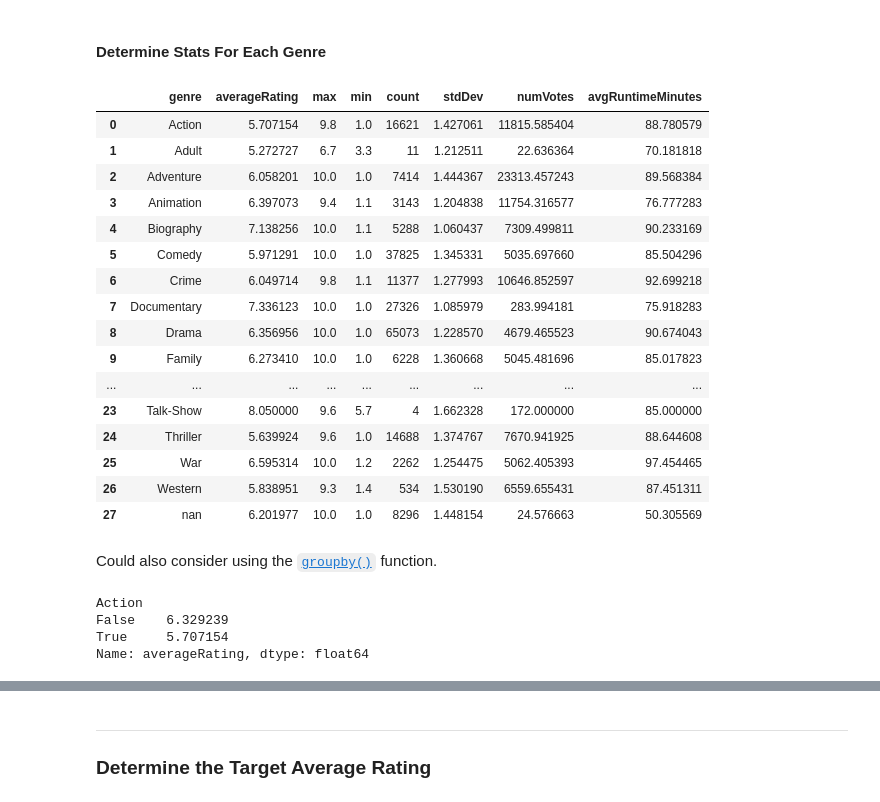
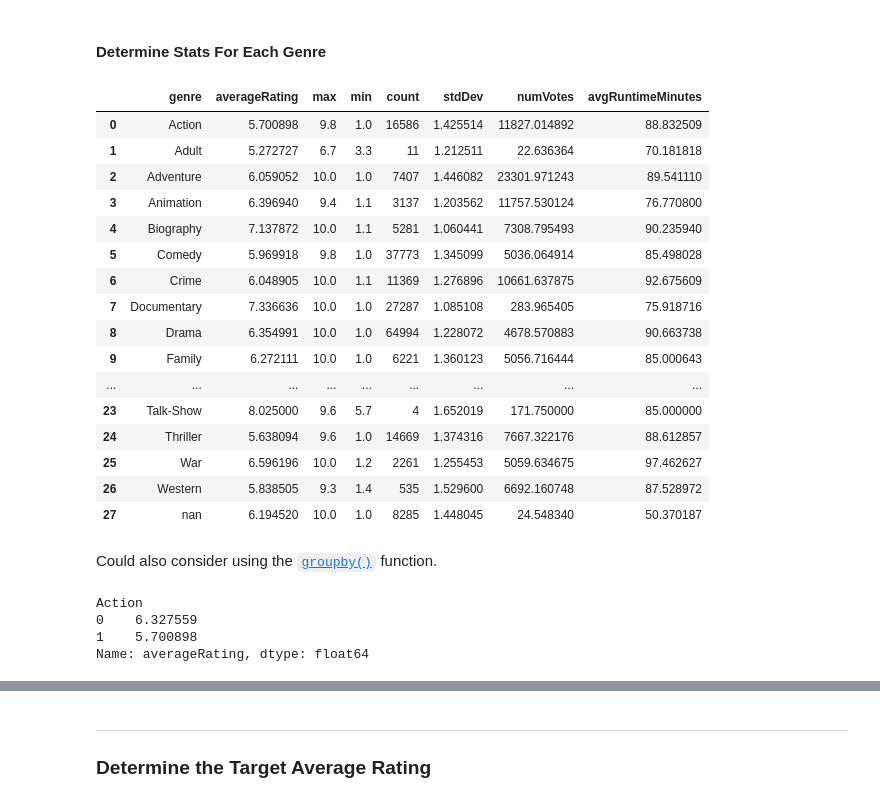
Before and after one commit to dniedermier-cscc/Scrum-Lords-Capstone-2018, a Jupyter notebook: IMDB/Working Notebooks/IMDB_Capstone_CS.ipynb, the cells around one changed output, grey strips where cells are left out. Cells and saved outputs as stored; diff of their text form; code cells hidden in the pictures.

Commit message:
Fixed Genres to be 0/1

```diff
--- a/IMDB/Working Notebooks/IMDB_Capstone_CS.ipynb
+++ b/IMDB/Working Notebooks/IMDB_Capstone_CS.ipynb
@@ -583,7 +603,7 @@ array(['False'], dtype=object)
 **Decision Needed:** Could keep or remove the `nan` column from the resulting genre list. If kept, it would need to be updated to be `True` for everywhere there is a `''` value in the `genres` column.
 # %%
 # source: https://stackoverflow.com/a/19226617
-movie_data_expanded.loc[movie_data_expanded.genres == '', 'nan'] = 'True'
+movie_data_expanded.loc[movie_data_expanded.genres == '', 'nan'] = 1
 # %%
 # double check the same number of null values exist as before
 movie_data_expanded[movie_data_expanded.genres == ''].genres.value_counts()
@@ -615,43 +635,43 @@ genre_avg = pd.DataFrame(columns = ['genre', 'averageRating', 'max', 'min', 'cou
 # %%
 def calc_genre_avgs(list_genres):
     '''Populate an empty dataframe with calculated values for all genres in the dataset'''
     for index, val in enumerate(list_genres):
         # mask all data for the current genre
-        genreData_temp = movie_data_expanded[movie_data_expanded[list_genres[index]] == 'True']
+        genreData_temp = movie_data_expanded[movie_data_expanded[list_genres[index]] == 1]
 
         genre_avg.loc[index] = [list_genres[index], genreData_temp.averageRating.mean(), genreData_temp.averageRating.max(),
                                 genreData_temp.averageRating.min(), genreData_temp.averageRating.count(),
                                 genreData_temp.averageRating.std(ddof=1), genreData_temp.numVotes.mean(),
                                 genreData_temp.runtimeMinutes.mean()]
 
 calc_genre_avgs(genres_list)
 genre_avg
 # %% [output]
 |  | genre | averageRating | max | min | count | stdDev | numVotes | avgRuntimeMinutes |
-| 0 | Action | 5.707154 | 9.8 | 1.0 | 16621 | 1.427061 | 11815.585404 | 88.780579 |
+| 0 | Action | 5.700898 | 9.8 | 1.0 | 16586 | 1.425514 | 11827.014892 | 88.832509 |
 | 1 | Adult | 5.272727 | 6.7 | 3.3 | 11 | 1.212511 | 22.636364 | 70.181818 |
-| 2 | Adventure | 6.058201 | 10.0 | 1.0 | 7414 | 1.444367 | 23313.457243 | 89.568384 |
-| 3 | Animation | 6.397073 | 9.4 | 1.1 | 3143 | 1.204838 | 11754.316577 | 76.777283 |
-| 4 | Biography | 7.138256 | 10.0 | 1.1 | 5288 | 1.060437 | 7309.499811 | 90.233169 |
-| 5 | Comedy | 5.971291 | 10.0 | 1.0 | 37825 | 1.345331 | 5035.697660 | 85.504296 |
-| 6 | Crime | 6.049714 | 9.8 | 1.1 | 11377 | 1.277993 | 10646.852597 | 92.699218 |
-| 7 | Documentary | 7.336123 | 10.0 | 1.0 | 27326 | 1.085979 | 283.994181 | 75.918283 |
-| 8 | Drama | 6.356956 | 10.0 | 1.0 | 65073 | 1.228570 | 4679.465523 | 90.674043 |
-| 9 | Family | 6.273410 | 10.0 | 1.0 | 6228 | 1.360668 | 5045.481696 | 85.017823 |
+| 2 | Adventure | 6.059052 | 10.0 | 1.0 | 7407 | 1.446082 | 23301.971243 | 89.541110 |
+| 3 | Animation | 6.396940 | 9.4 | 1.1 | 3137 | 1.203562 | 11757.530124 | 76.770800 |
+| 4 | Biography | 7.137872 | 10.0 | 1.1 | 5281 | 1.060441 | 7308.795493 | 90.235940 |
+| 5 | Comedy | 5.969918 | 9.8 | 1.0 | 37773 | 1.345099 | 5036.064914 | 85.498028 |
+| 6 | Crime | 6.048905 | 10.0 | 1.1 | 11369 | 1.276896 | 10661.637875 | 92.675609 |
+| 7 | Documentary | 7.336636 | 10.0 | 1.0 | 27287 | 1.085108 | 283.965405 | 75.918716 |
+| 8 | Drama | 6.354991 | 10.0 | 1.0 | 64994 | 1.228072 | 4678.570883 | 90.663738 |
+| 9 | Family | 6.272111 | 10.0 | 1.0 | 6221 | 1.360123 | 5056.716444 | 85.000643 |
 | ... | ... | ... | ... | ... | ... | ... | ... | ... |
-| 23 | Talk-Show | 8.050000 | 9.6 | 5.7 | 4 | 1.662328 | 172.000000 | 85.000000 |
-| 24 | Thriller | 5.639924 | 9.6 | 1.0 | 14688 | 1.374767 | 7670.941925 | 88.644608 |
-| 25 | War | 6.595314 | 10.0 | 1.2 | 2262 | 1.254475 | 5062.405393 | 97.454465 |
-| 26 | Western | 5.838951 | 9.3 | 1.4 | 534 | 1.530190 | 6559.655431 | 87.451311 |
-| 27 | nan | 6.201977 | 10.0 | 1.0 | 8296 | 1.448154 | 24.576663 | 50.305569 |
+| 23 | Talk-Show | 8.025000 | 9.6 | 5.7 | 4 | 1.652019 | 171.750000 | 85.000000 |
+| 24 | Thriller | 5.638094 | 9.6 | 1.0 | 14669 | 1.374316 | 7667.322176 | 88.612857 |
+| 25 | War | 6.596196 | 10.0 | 1.2 | 2261 | 1.255453 | 5059.634675 | 97.462627 |
+| 26 | Western | 5.838505 | 9.3 | 1.4 | 535 | 1.529600 | 6692.160748 | 87.528972 |
+| 27 | nan | 6.194520 | 10.0 | 1.0 | 8285 | 1.448045 | 24.548340 | 50.370187 |
 # %% [markdown]
 Could also consider using the [`groupby()`](https://pandas.pydata.org/pandas-docs/stable/generated/pandas.DataFrame.groupby.html) function.
 # %%
 movie_data_expanded.groupby(['Action'])['averageRating'].mean()
 # %% [output]
 Action
-False    6.329239
-True     5.707154
+0    6.327559
+1    5.700898
 Name: averageRating, dtype: float64
 # %%
 genre_avg.hist()
```
Also changed, not shown: parts of 28 cells of this notebook.
